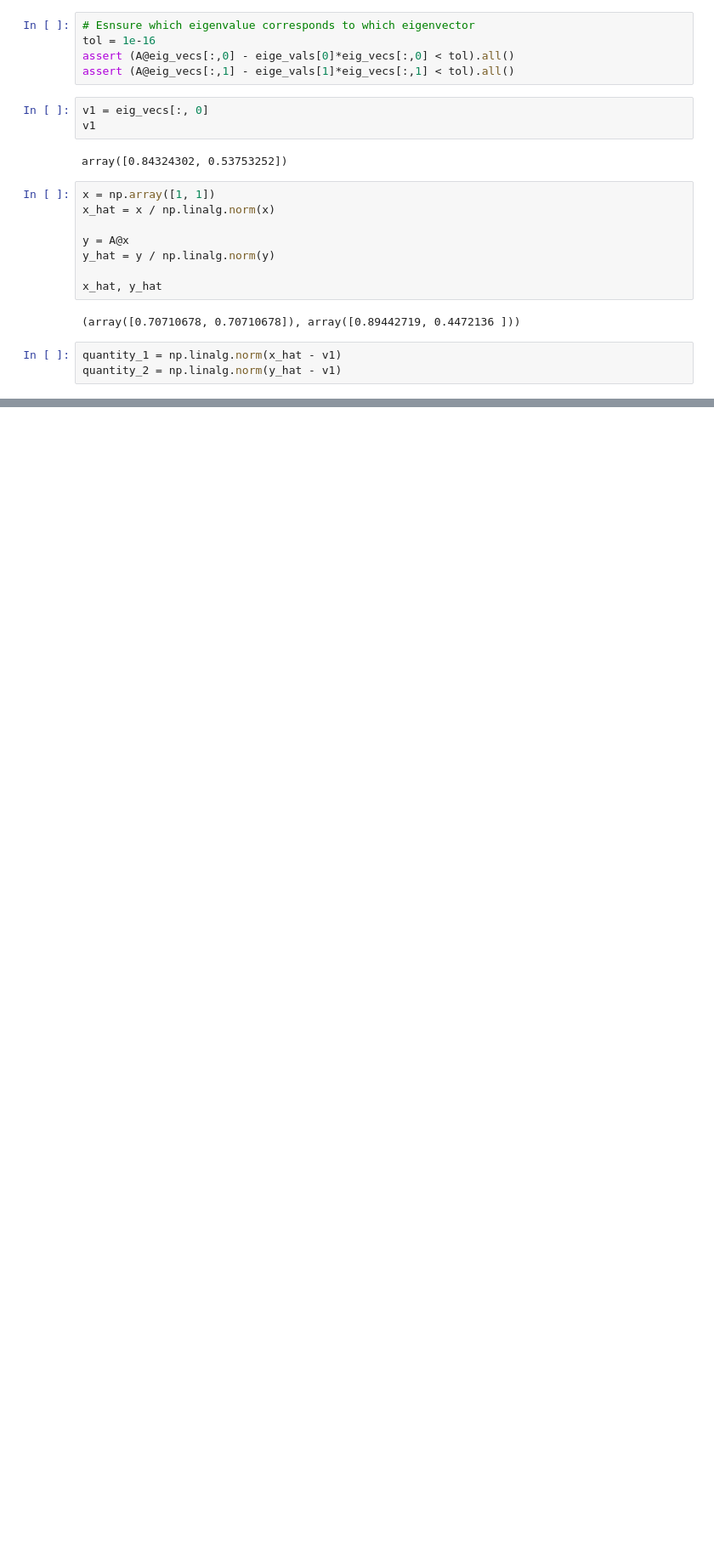
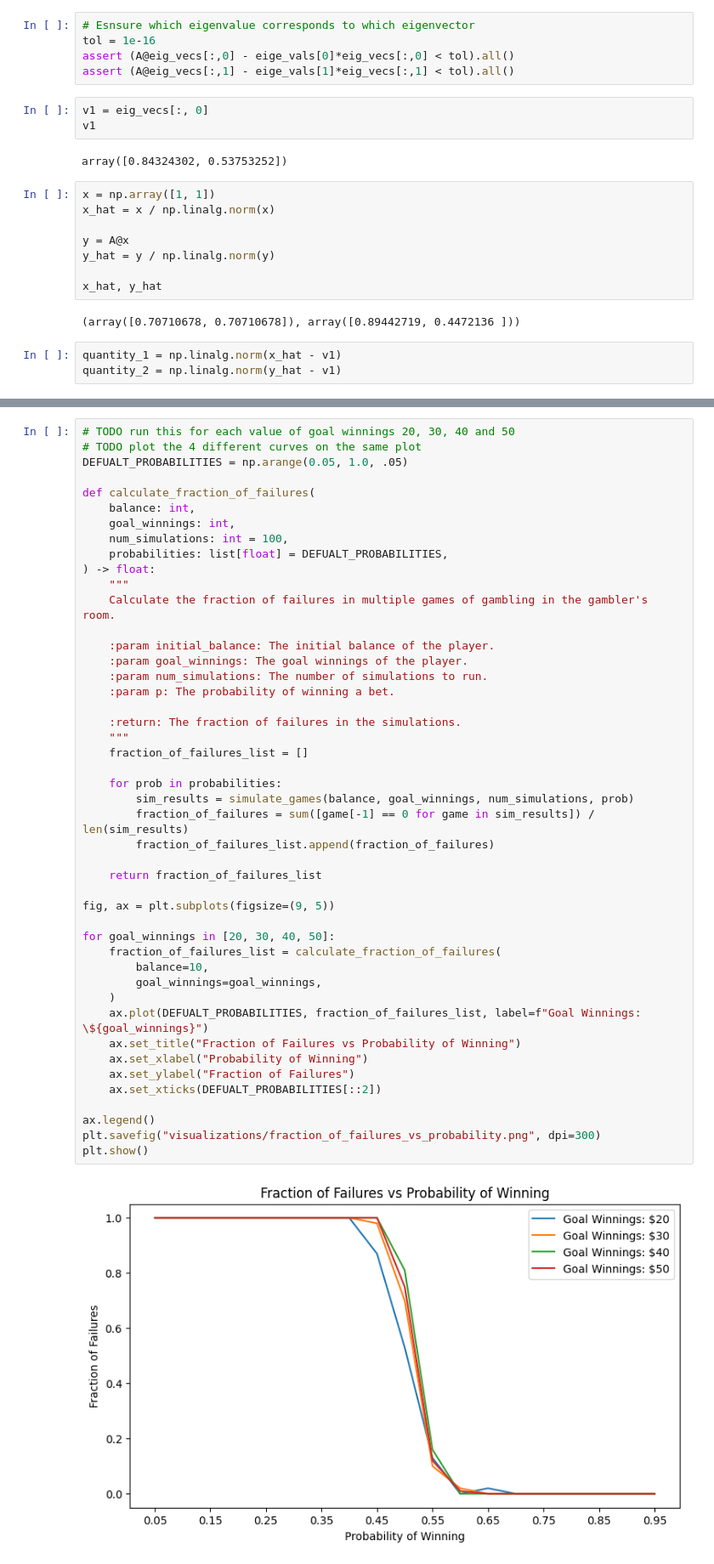
Before and after one commit to hunter-lybbert/uw-central, a Jupyter notebook: disease/intro_quiz/quiz_code.ipynb, the cells around one changed output, grey strips where cells are left out. Shown at 85% size. Drawn from its saved outputs; the diff is of its cells as text; blank space fills up the shorter version.

```diff
--- a/disease/intro_quiz/quiz_code.ipynb
+++ b/disease/intro_quiz/quiz_code.ipynb
@@ -39,0 +151,48 @@ quantity_2 = np.linalg.norm(y_hat - v1)
+# %%
+# TODO run this for each value of goal winnings 20, 30, 40 and 50
+# TODO plot the 4 different curves on the same plot
+DEFUALT_PROBABILITIES = np.arange(0.05, 1.0, .05)
+
+def calculate_fraction_of_failures(
+    balance: int,
+    goal_winnings: int,
+    num_simulations: int = 100,
+    probabilities: list[float] = DEFUALT_PROBABILITIES,
+) -> float:
+    """
+    Calculate the fraction of failures in multiple games of gambling in the gambler's room.
+
+    :param initial_balance: The initial balance of the player.
+    :param goal_winnings: The goal winnings of the player.
+    :param num_simulations: The number of simulations to run.
+    :param p: The probability of winning a bet.
+
+    :return: The fraction of failures in the simulations.
+    """
+    fraction_of_failures_list = []
+
+    for prob in probabilities:
+        sim_results = simulate_games(balance, goal_winnings, num_simulations, prob)
+        fraction_of_failures = sum([game[-1] == 0 for game in sim_results]) / len(sim_results)
+        fraction_of_failures_list.append(fraction_of_failures)
+
+    return fraction_of_failures_list
+
+fig, ax = plt.subplots(figsize=(9, 5))
+
+for goal_winnings in [20, 30, 40, 50]:
+    fraction_of_failures_list = calculate_fraction_of_failures(
+        balance=10,
+        goal_winnings=goal_winnings,
+    )
+    ax.plot(DEFUALT_PROBABILITIES, fraction_of_failures_list, label=f"Goal Winnings: \${goal_winnings}")
+    ax.set_title("Fraction of Failures vs Probability of Winning")
+    ax.set_xlabel("Probability of Winning")
+    ax.set_ylabel("Fraction of Failures")
+    ax.set_xticks(DEFUALT_PROBABILITIES[::2])
+
+ax.legend()
+plt.savefig("visualizations/fraction_of_failures_vs_probability.png", dpi=300)
+plt.show()
+# %% [output]
+[figure, added]
```
Also changed, not shown: parts of 7 cells of this notebook, 4 other files.
